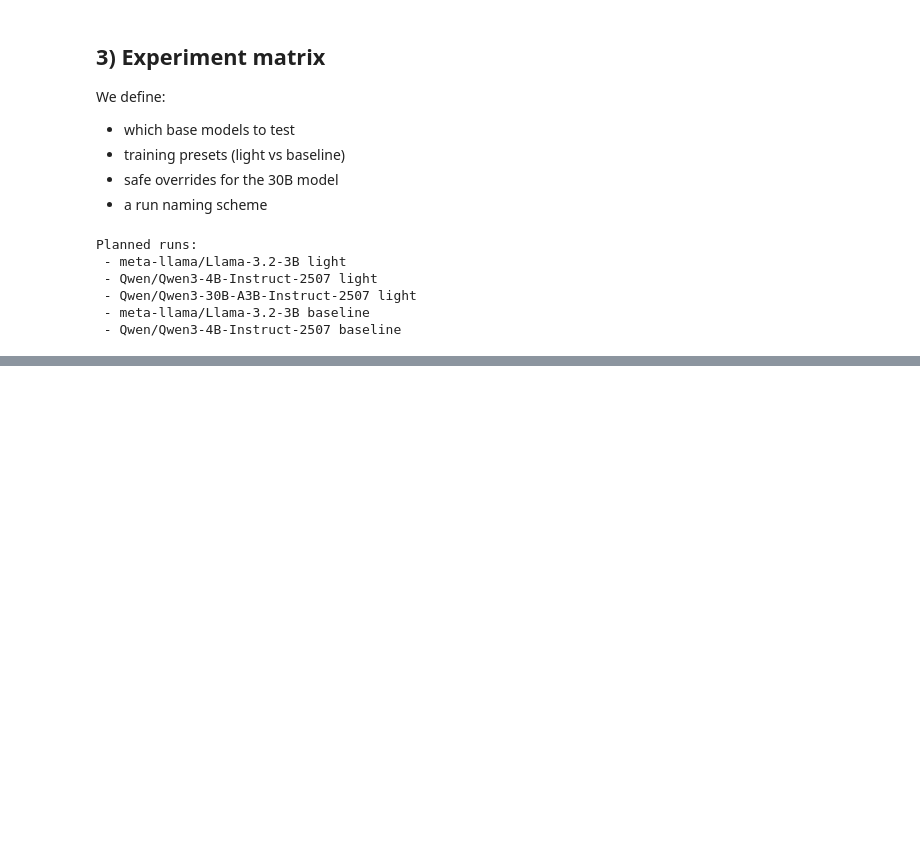
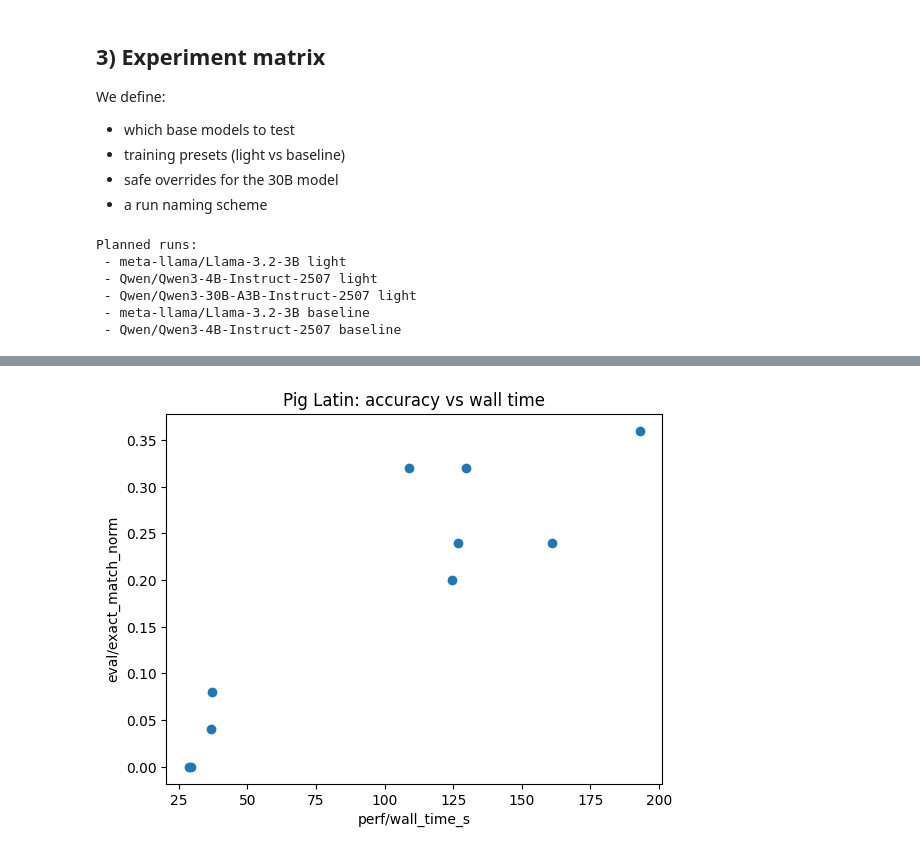
Before and after one commit to itprodirect/Tinker-hello-world-notebooks, a Jupyter notebook: notebooks/04_piglatin_multimodel_benchmark_wandb.ipynb, the cells around one changed output, grey strips where cells are left out. Saved outputs shown, nothing was run; the diff lists cells and outputs as text; code cells hidden in the pictures; blank space fills up the shorter version.

Commit message:
Add v1 Pig Latin multimodel LoRA benchmark + W&B report link

```diff
--- a/notebooks/04_piglatin_multimodel_benchmark_wandb.ipynb
+++ b/notebooks/04_piglatin_multimodel_benchmark_wandb.ipynb
@@ -584,0 +740,13 @@ Run history:
+# %%
+import matplotlib.pyplot as plt
+
+plot_df = df_wandb_sorted.dropna(subset=["perf/wall_time_s", "eval/exact_match_norm"]).copy()
+
+plt.figure()
+plt.scatter(plot_df["perf/wall_time_s"], plot_df["eval/exact_match_norm"])
+plt.xlabel("perf/wall_time_s")
+plt.ylabel("eval/exact_match_norm")
+plt.title("Pig Latin: accuracy vs wall time")
+plt.show()
+# %% [output]
+[figure, added]
```
Also changed, not shown: parts of 25 cells of this notebook, 1 other file.
